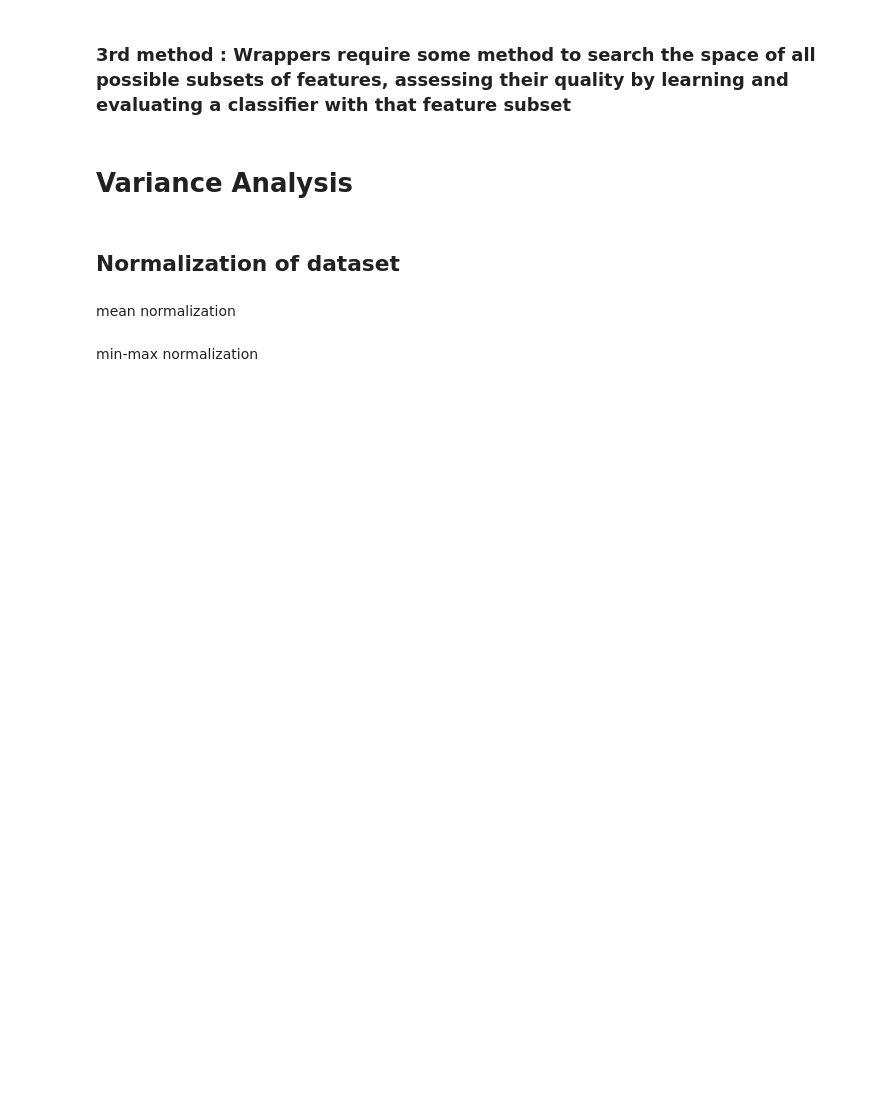
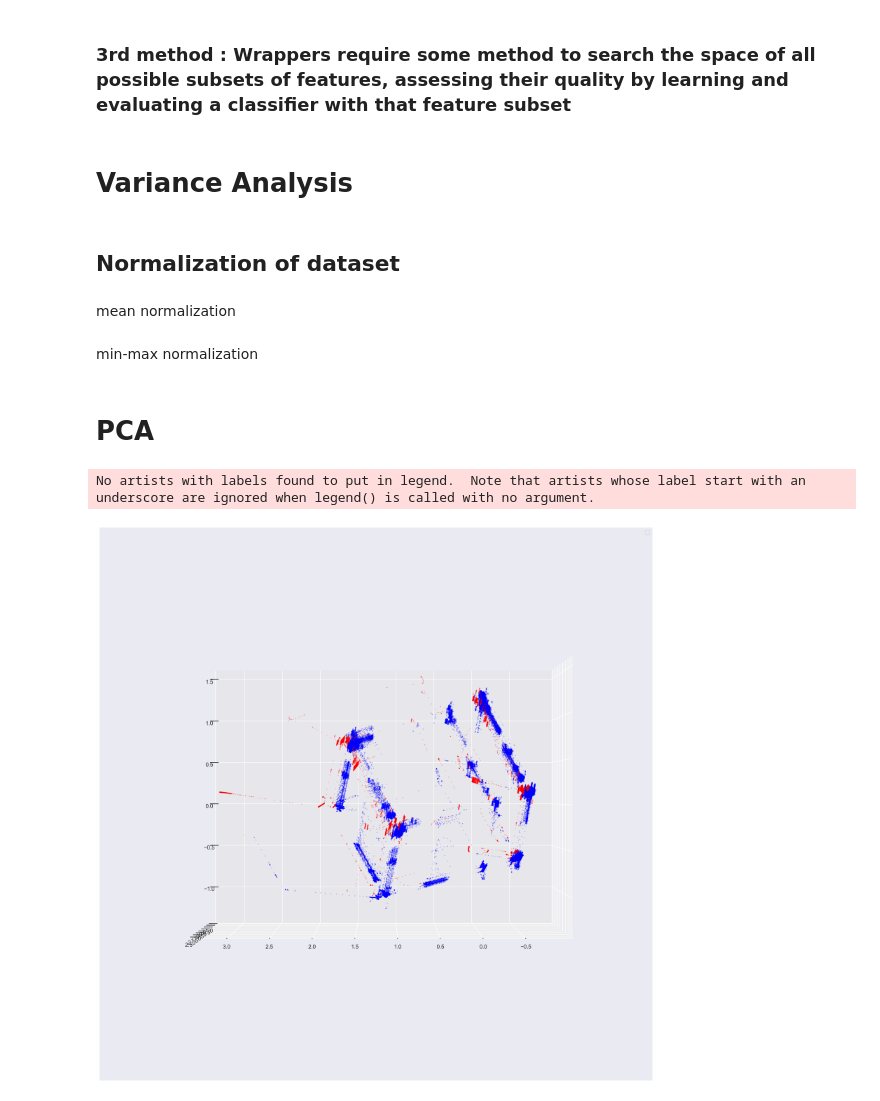
Before and after one commit to dbodenghien/SWaT_Analysis_TFE, a Jupyter notebook: feature_selection.ipynb, the cells around one changed output. Cells and saved outputs as stored; diff of their text form; code cells hidden in the pictures; blank space fills up the shorter version.

```diff
--- a/feature_selection.ipynb
+++ b/feature_selection.ipynb
@@ -230,3 +278,37 @@ data = df[cols_numeric]
 min_max_normalized_df = (data-data.min())/(data.max()-data.min())
 # %%
 df.to_pickle('dataset/train_dataset.pkl')
+# %% [markdown]
+# PCA
+# %%
+cols_numeric = list(df.columns)
+cols_numeric.remove('Timestamp')
+cols_numeric.remove('index')
+cols_numeric.remove('attack')
+
+df['Normal/Attack'].replace(['Normal', 'Attack'], [0, 1], inplace=True)
+
+
+X_norm = (df[cols_numeric] - df[cols_numeric].min())/(df[cols_numeric].max() - df[cols_numeric].min())
+X_norm = X_norm.fillna(0)
+from sklearn.decomposition import PCA
+
+pca = PCA(n_components=3) #2-dimensional PCA
+transformed = pd.DataFrame(pca.fit_transform(X_norm))
+
+transformed['Attack/Normal'] = df['Normal/Attack']
+transformed['Timestamp'] = df['Timestamp']
+# %%
+fig = plt.figure(figsize=(20,20), dpi=300)
+ax = fig.add_subplot(111, projection='3d')
+
+ax.view_init(0, 90)
+color_ = ['red' if l == 1 else 'blue' for l in transformed['Attack/Normal']]
+
+ax.scatter(transformed[0], transformed[1], transformed[2], c=color_, s=1, alpha=0.2)
+
+plt.legend()
+plt.show()
+# %% [output]
+No artists with labels found to put in legend.  Note that artists whose label start with an underscore are ignored when legend() is called with no argument.
+[figure, added]
```
Also changed, not shown: parts of 7 cells of this notebook, 2 other files.
